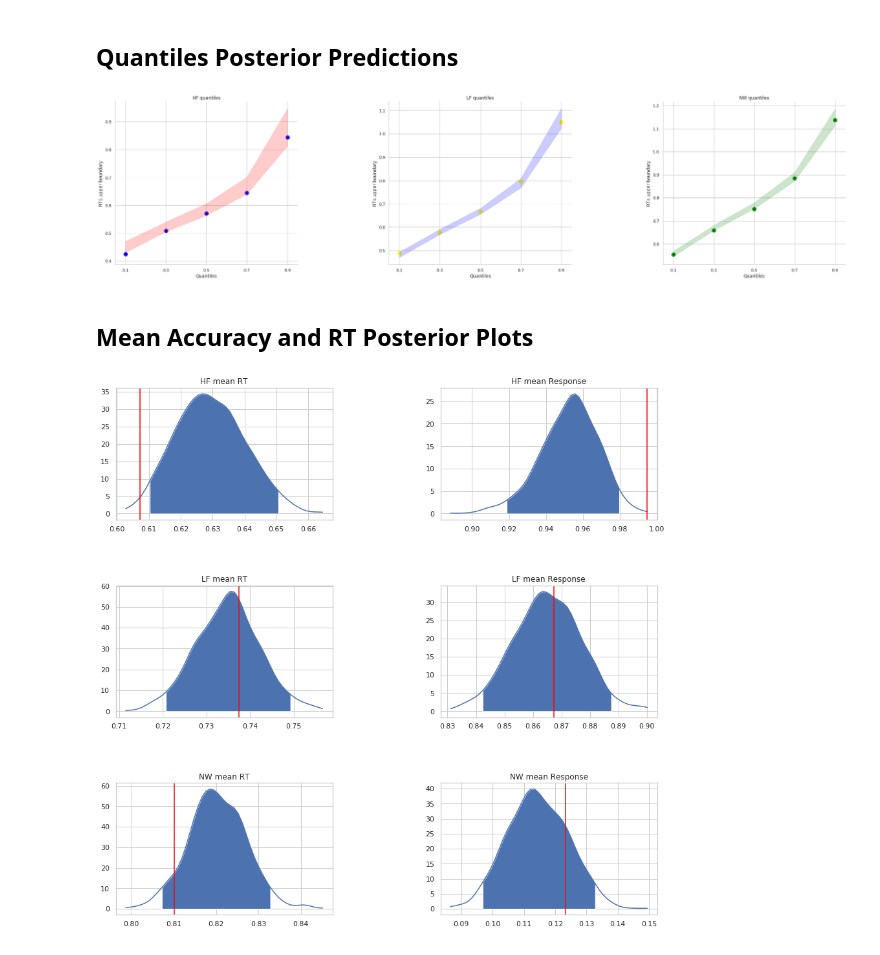
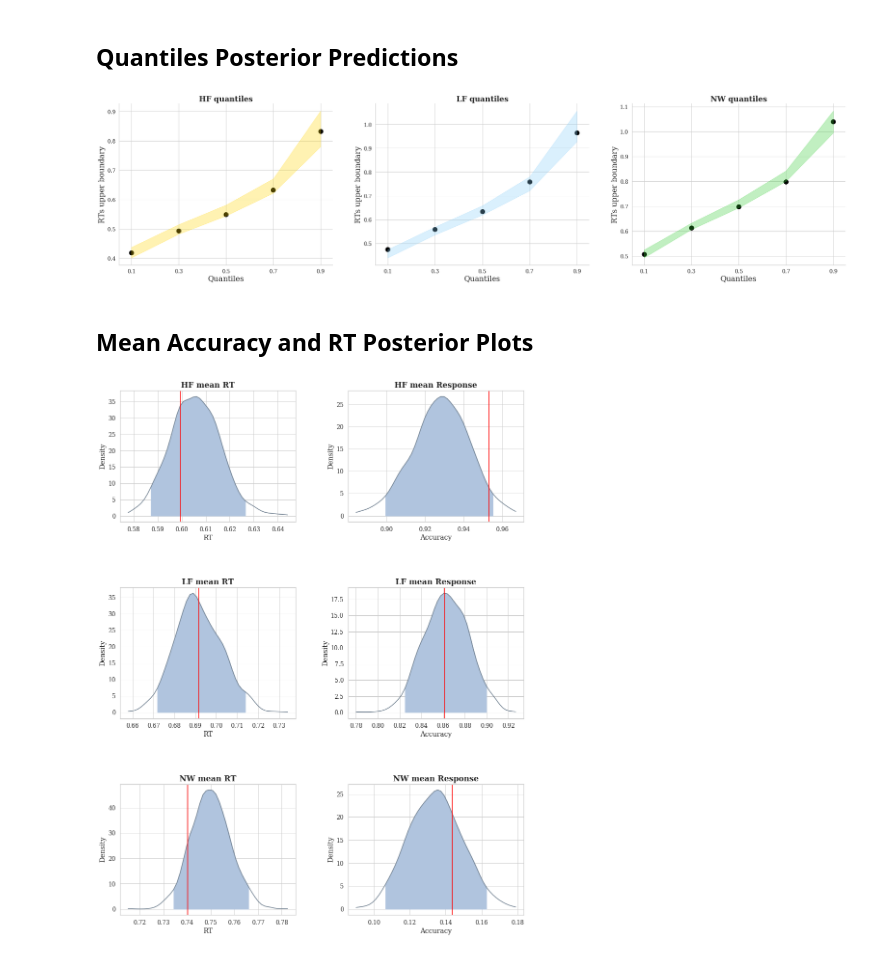
Before and after one commit to mahvash-siavashpour/ANN-EAM, a Jupyter notebook: FC_RDM_Estimation.ipynb, the cells around one changed output. Saved outputs shown, nothing was run; the diff lists cells and outputs as text; code cells hidden in the pictures.

```diff
--- a/FC_RDM_Estimation.ipynb
+++ b/FC_RDM_Estimation.ipynb
@@ -40,6 +38,12 @@ Bad key "text.kerning_factor" on line 4 in
 You probably need to get an updated matplotlibrc file from
 https://github.com/matplotlib/matplotlib/blob/v3.1.2/matplotlibrc.template
 or from the matplotlib source distribution
+# %%
+sns.set_theme(style="whitegrid")
+plt.rcParams["font.family"] = "serif"
+plt.rcParams["font.serif"] = ["Times New Roman"] + plt.rcParams["font.serif"]
+plt.rcParams['pdf.fonttype'] = 42
+plt.rcParams['pdf.use14corefonts'] = True
 # %% [markdown]
 ## Prepare data
 # %% [markdown]
@@ -95,7 +99,7 @@ def remove_outliers(df, max_rt, min_rt, std_c=2.5):
 # %% [markdown]
 Reading and modifing each behavioral data file and combining all of them into a single behavioral dataframe
 # %%
-Number_Of_Participants = 10
+Number_Of_Participants = 5
 Number_Of_Trials = 400
 dataframes = []
 
@@ -626,42 +627,46 @@ LF_predicted_bci = np.array([bci(LF_quantile_pred[x]) for x in quantiles])
 NW_predicted_bci = np.array([bci(NW_quantile_pred[x]) for x in quantiles])
 # %%
 fig, axes = plt.subplots(1,3 , figsize=(35,8))
-plt.subplots_adjust(wspace=0.5, hspace=0.5)
+plt.subplots_adjust(wspace=0.2, hspace=0.5)
 
-axes[0].set_title('HF quantiles')
-axes[1].set_title('LF quantiles')
-axes[2].set_title('NW quantiles')
+axes[0].set_title('HF quantiles', fontweight="bold", size=20)
+axes[1].set_title('LF quantiles', fontweight="bold", size=20)
+axes[2].set_title('NW quantiles', fontweight="bold", size=20)
 
-axes[0].scatter(quantiles, HF_quantile_ex, color='blue', s=100)
-axes[1].scatter(quantiles, LF_quantile_ex, color='yellow', s=100)
-axes[2].scatter(quantiles, NW_quantile_ex, color='green', s=100)
+axes[0].scatter(quantiles, HF_quantile_ex, color='black', s=150)
+axes[1].scatter(quantiles, LF_quantile_ex, color='black', s=150)
+axes[2].scatter(quantiles, NW_quantile_ex, color='black', s=150)
 
 axes[0].fill_between(quantiles,
                 HF_predicted_bci[:, 0],
                 HF_predicted_bci[:, 1],
-                HF_predicted_bci[:, 0] < HF_predicted_bci[:, 1],  color = 'red', alpha=0.2)
+                HF_predicted_bci[:, 0] < HF_predicted_bci[:, 1],  color = 'gold', alpha=0.3)
 
 axes[1].fill_between(quantiles,
                 LF_predicted_bci[:, 0],
                 LF_predicted_bci[:, 1],
-                LF_predicted_bci[:, 0] < LF_predicted_bci[:, 1],  color = 'blue', alpha=0.2)
+                LF_predicted_bci[:, 0] < LF_predicted_bci[:, 1],  color = 'lightskyblue', alpha=0.3)
 
 axes[2].fill_between(quantiles,
                 NW_predicted_bci[:, 0],
                 NW_predicted_bci[:, 1],
-                NW_predicted_bci[:, 0] < NW_predicted_bci[:, 1],  color = 'green', alpha=0.2)
+                NW_predicted_bci[:, 0] < NW_predicted_bci[:, 1],  color = 'limegreen', alpha=0.3)
 
 
 for ax in axes:
-        ax.set_xlabel('Quantiles')
+        ax.set_xlabel('Quantiles', fontsize=20)
         ax.set_xticks(quantiles)
         ax.set_xticklabels(quantiles)
-        ax.set_ylabel('RTs upper boundary')
+        ax.set_ylabel('RTs upper boundary', fontsize=20)
+        for tick in ax.xaxis.get_major_ticks():
+                tick.label.set_fontsize(14)
+        for tick in ax.yaxis.get_major_ticks():
+            tick.label.set_fontsize(14)
 
 sns.despine()
-plt.savefig(plots_path + 'Quantiles Poseterior')
+plt.savefig(plots_path + 'Quantiles Poseterior.pdf')
 # %% [output]
-[figure, old version]
+[figure, new version]
 # %% [markdown]
 ## Mean Accuracy and RT Posterior Plots
 # %%
@@ -706,30 +711,44 @@ def plot_posterior(x, data_mean, ax):
 
     low, high = bci(x)
     ax.fill_between(xd[np.logical_and(xd >= low, xd <= high)],
-                     yd[np.logical_and(xd >= low, xd <= high)])
+                     yd[np.logical_and(xd >= low, xd <= high)], color='lightsteelblue')
 
-    ax.plot(xd, yd)
+    ax.plot(xd, yd, color='slategray')
     ax.axvline(data_mean, color='red')
 # %%
-fig, axes = plt.subplots(3,2 , figsize=(15,15))
-plt.subplots_adjust(wspace=0.5, hspace=0.5)
+fig, axes = plt.subplots(3,2 , figsize=(15,20))
+plt.subplots_adjust(wspace=0.3, hspace=0.5)
 
-axes[0][0].set_title('HF mean RT')
-axes[0][1].set_title('HF mean Response')
-axes[1][0].set_title('LF mean RT')
-axes[1][1].set_title('LF mean Response')
-axes[2][0].set_title('NW mean RT')
-axes[2][1].set_title('NW mean Response')
+axes[0][0].set_title('HF mean RT', fontweight="bold", size=16)
+axes[0][1].set_title('HF mean Response', fontweight="bold", size=16)
+axes[1][0].set_title('LF mean RT', fontweight="bold", size=16)
+axes[1][1].set_title('LF mean Response', fontweight="bold", size=16)
+axes[2][0].set_title('NW mean RT', fontweight="bold", size=16)
+axes[2][1].set_title('NW mean Response', fontweight="bold", size=16)
 
 plot_posterior(HF_pred_rt_mean, HF_data_rt_mean, axes[0][0])
 plot_posterior(HF_pred_resp_mean, HF_data_resp_mean, axes[0][1])
 
 plot_posterior(LF_pred_rt_mean, LF_data_rt_mean, axes[1][0])
 plot_posterior(LF_pred_resp_mean, LF_data_resp_mean, axes[1][1])
 
 plot_posterior(NW_pred_rt_mean, NW_data_rt_mean, axes[2][0])
 plot_posterior(NW_pred_resp_mean, NW_data_resp_mean, axes[2][1])
 
-plt.savefig(plots_path + 'Mean Accuracy and RT')
+for ax in axes:
+        ax[0].set_xlabel('RT', fontsize=14)
+        ax[1].set_xlabel('Accuracy', fontsize=14)
+        ax[0].set_ylabel('Density', fontsize=14)
+        ax[1].set_ylabel('Density', fontsize=14)
+        for tick in ax[0].xaxis.get_major_ticks():
+                tick.label.set_fontsize(12)
+        for tick in ax[0].yaxis.get_major_ticks():
+            tick.label.set_fontsize(12)
+        for tick in ax[1].xaxis.get_major_ticks():
+            tick.label.set_fontsize(12)
+        for tick in ax[1].yaxis.get_major_ticks():
+            tick.label.set_fontsize(12)
+
+plt.savefig(plots_path + 'Mean Accuracy and RT.pdf')
 # %% [output]
-[figure, old version]
+[figure, new version]
```
Also changed, not shown: parts of 22 cells of this notebook, 26 other files.
